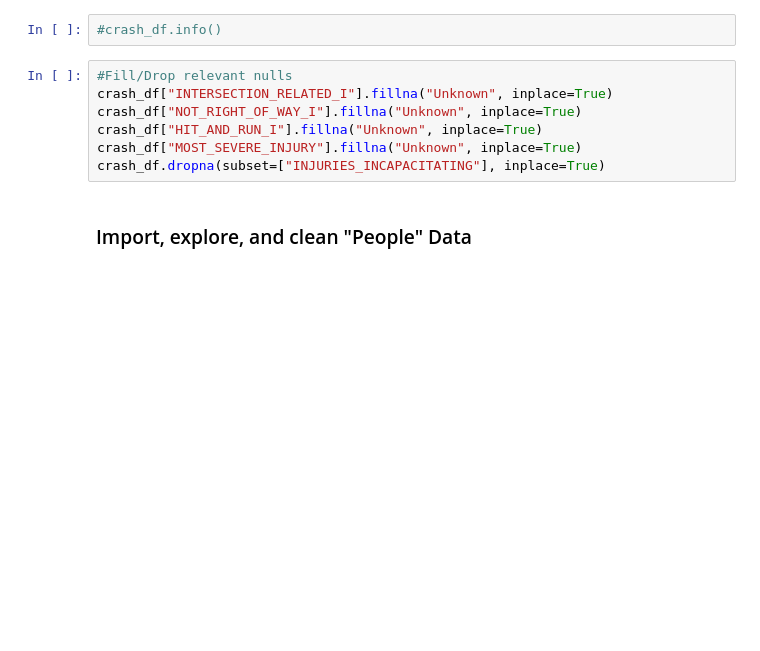
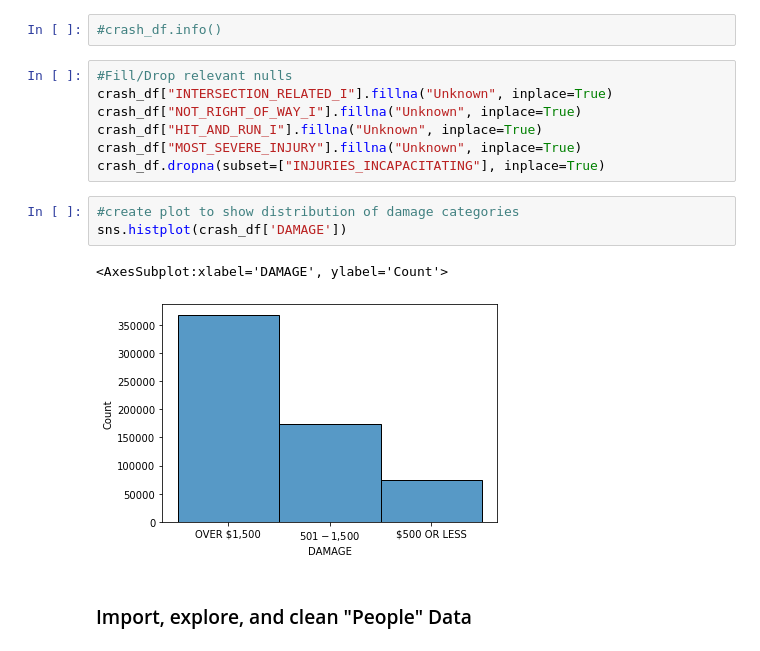
Before and after one commit to Jbruemmer/Auto_Insurance_Fraud_Project, a Jupyter notebook: Fraudulent_ Auto_Insurance_Claim_Detection_Model .ipynb, the cells around one changed output. Saved outputs shown, nothing was run; the diff lists cells and outputs as text; blank space fills up the shorter version.

```diff
--- a/Fraudulent_ Auto_Insurance_Claim_Detection_Model .ipynb
+++ b/Fraudulent_ Auto_Insurance_Claim_Detection_Model .ipynb
@@ -138,6 +138,12 @@ crash_df["NOT_RIGHT_OF_WAY_I"].fillna("Unknown", inplace=True)
 crash_df["HIT_AND_RUN_I"].fillna("Unknown", inplace=True)
 crash_df["MOST_SEVERE_INJURY"].fillna("Unknown", inplace=True)
 crash_df.dropna(subset=["INJURIES_INCAPACITATING"], inplace=True)
+# %%
+#create plot to show distribution of damage categories
+sns.histplot(crash_df['DAMAGE'])
+# %% [output]
+<AxesSubplot:xlabel='DAMAGE', ylabel='Count'>
+[figure, added]
 # %% [markdown]
 ### Import, explore, and clean "People" Data
 # %%
```
Also changed, not shown: parts of 61 cells of this notebook.
